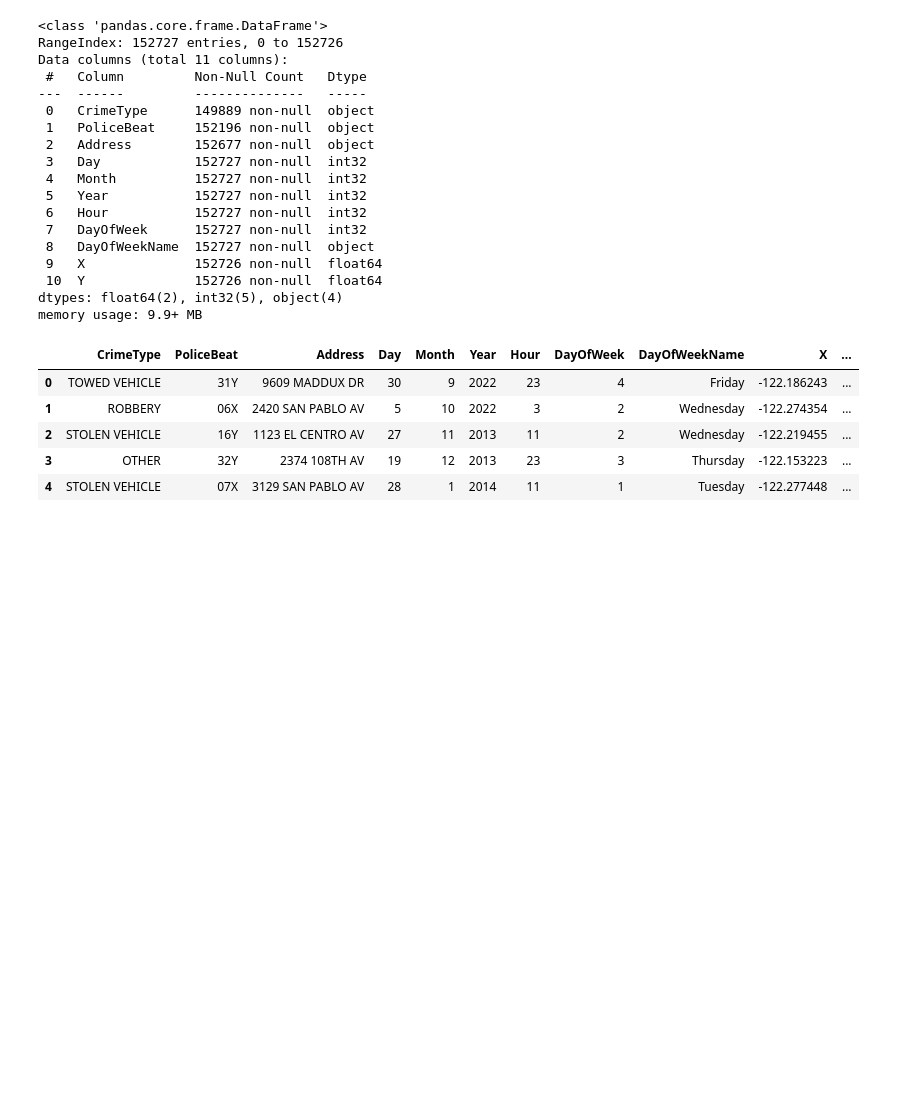
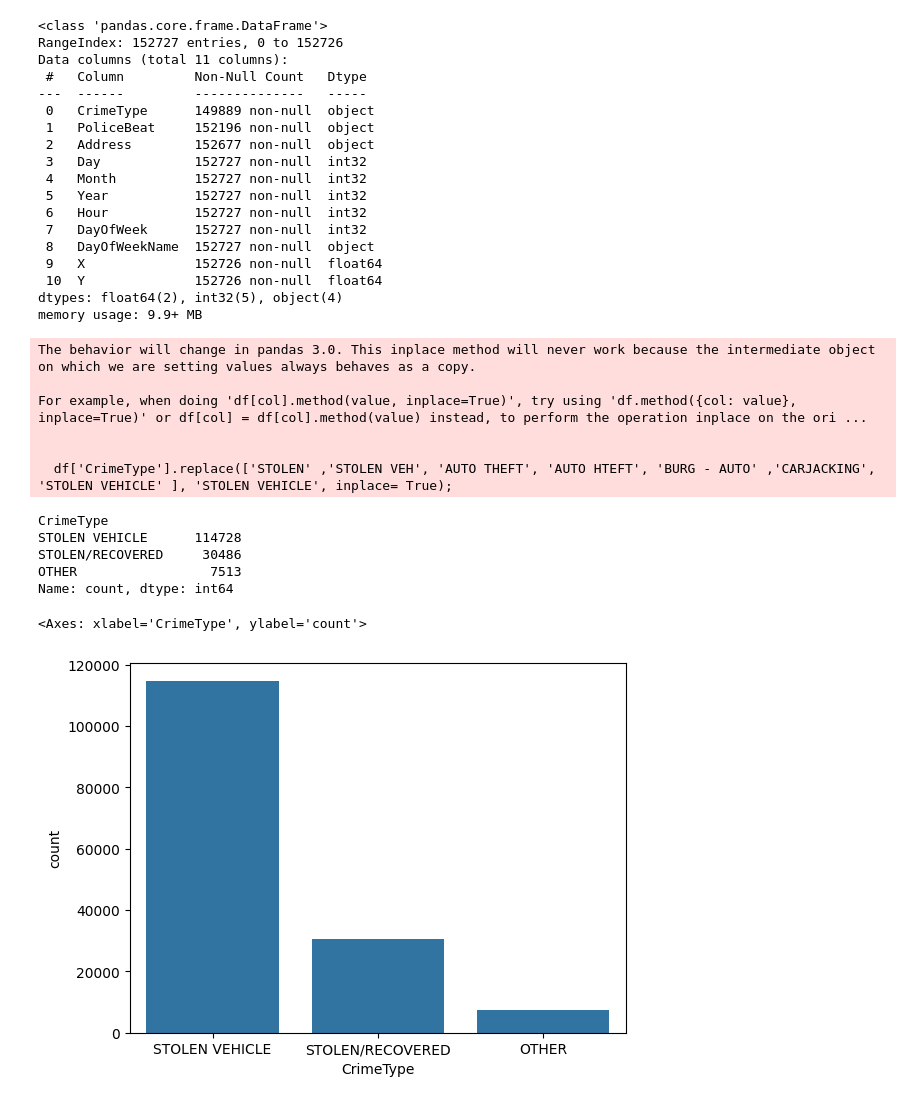
Before and after one commit to thinhh/CMPE-255-Project, a Jupyter notebook: data_exploration.ipynb, the cells around one changed output. Saved outputs shown, nothing was run; the diff lists cells and outputs as text; code cells hidden in the pictures; blank space fills up the shorter version.

```diff
--- a/data_exploration.ipynb
+++ b/data_exploration.ipynb
@@ -179,11 +179,11 @@ Data columns (total 11 columns):
 dtypes: float64(2), int32(5), object(4)
 memory usage: 9.9+ MB
 # %%
-df.head(5)
+df['CrimeType'].replace(['STOLEN' ,'STOLEN VEH', 'AUTO THEFT', 'AUTO HTEFT', 'BURG - AUTO' ,'CARJACKING', 'STOLEN VEHICLE' ], 'STOLEN VEHICLE', inplace= True);
 # %% [output]
-|  | CrimeType | PoliceBeat | Address | Day | Month | Year | Hour | DayOfWeek | DayOfWeekName | X | ... |
-| 0 | TOWED VEHICLE | 31Y | 9609 MADDUX DR | 30 | 9 | 2022 | 23 | 4 | Friday | -122.186243 | ... |
-| 1 | ROBBERY | 06X | 2420 SAN PABLO AV | 5 | 10 | 2022 | 3 | 2 | Wednesday | -122.274354 | ... |
-| 2 | STOLEN VEHICLE | 16Y | 1123 EL CENTRO AV | 27 | 11 | 2013 | 11 | 2 | Wednesday | -122.219455 | ... |
-| 3 | OTHER | 32Y | 2374 108TH AV | 19 | 12 | 2013 | 23 | 3 | Thursday | -122.153223 | ... |
-| 4 | STOLEN VEHICLE | 07X | 3129 SAN PABLO AV | 28 | 1 | 2014 | 11 | 1 | Tuesday | -122.277448 | ... |
+The behavior will change in pandas 3.0. This inplace method will never work because the intermediate object on which we are setting values always behaves as a copy.
+
+For example, when doing 'df[col].method(value, inplace=True)', try using 'df.method({col: value}, inplace=True)' or df[col] = df[col].method(value) instead, to perform the operation inplace on the ori ...
+
+
+  df['CrimeType'].replace(['STOLEN' ,'STOLEN VEH', 'AUTO THEFT', 'AUTO HTEFT', 'BURG - AUTO' ,'CARJACKING', 'STOLEN VEHICLE' ], 'STOLEN VEHICLE', inplace= True);
@@ -190,3 +200,16 @@ df.head(5)
+# %%
+df['CrimeType'].value_counts()
+# %% [output]
+CrimeType
+STOLEN VEHICLE      114728
+STOLEN/RECOVERED     30486
+OTHER                 7513
+Name: count, dtype: int64
+# %%
+sns.barplot(df["CrimeType"].value_counts())
+# %% [output]
+<Axes: xlabel='CrimeType', ylabel='count'>
+[figure, added]
 # %%
 ### Add Delimiter for Address
 df["Address"]= df["Address"].str.replace(" ", ", " ,1)
```
Also changed, not shown: parts of 14 cells of this notebook, 1 other file.
